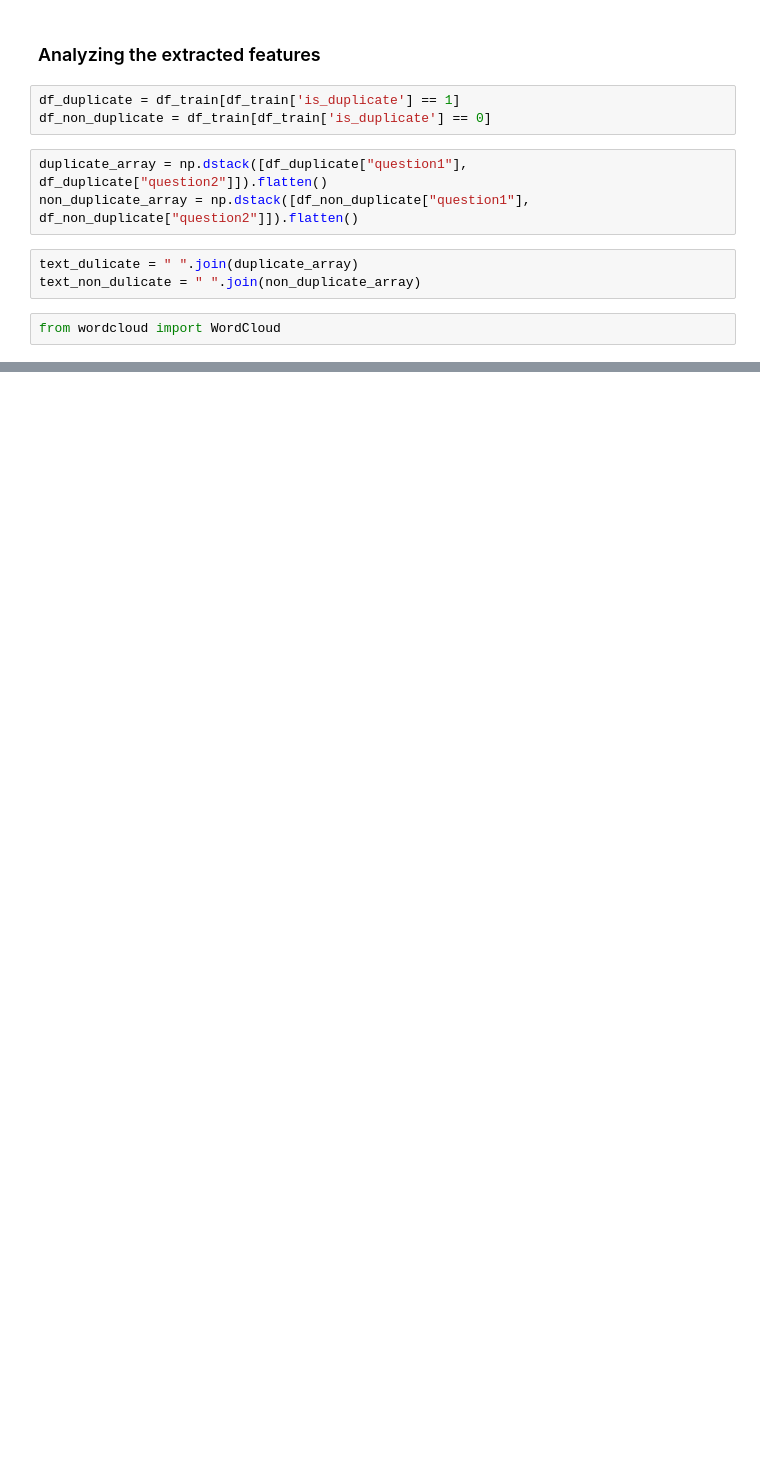
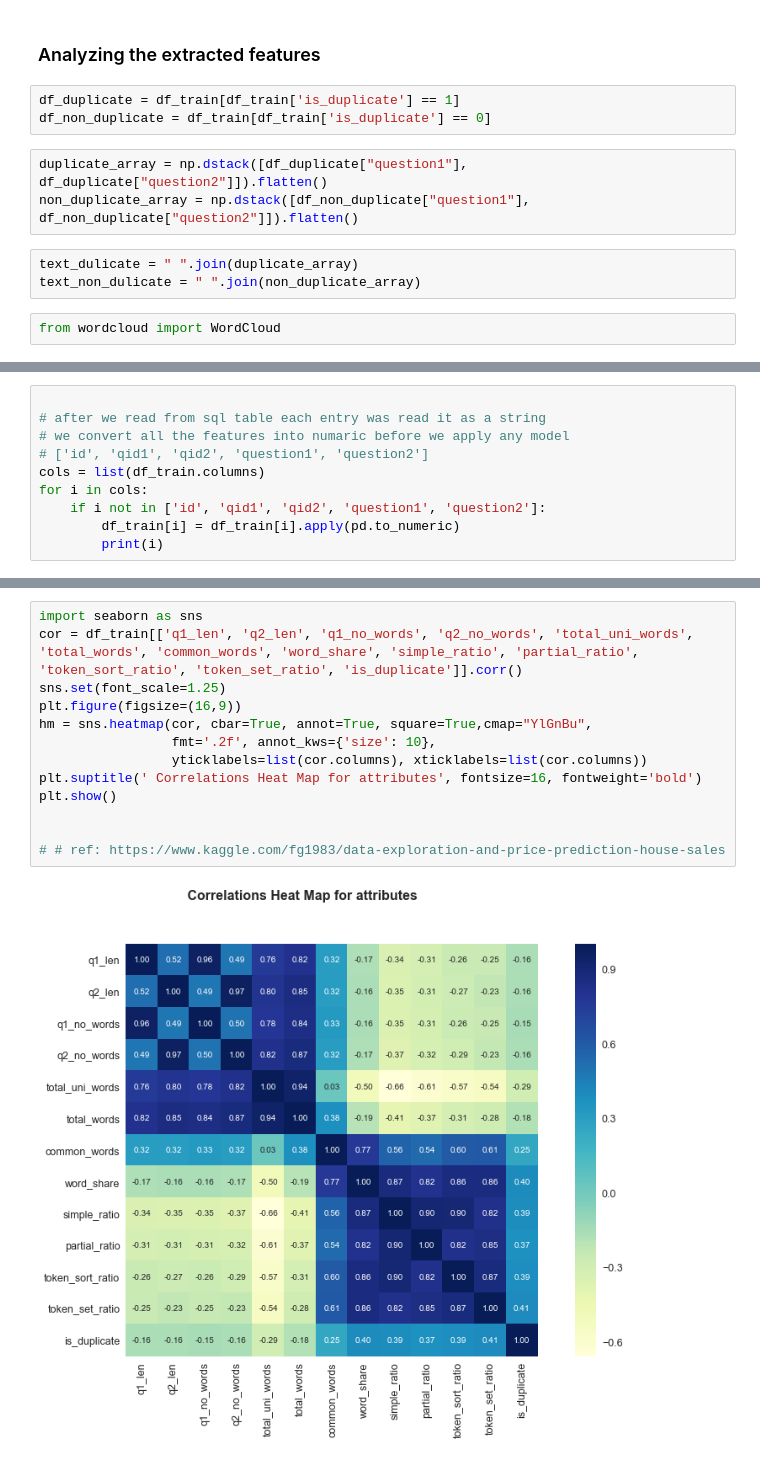
Before and after one commit to cmuth001/Question-Pairs-Quora-Data-Science, a Jupyter notebook: Question_Pair_Match.ipynb, the cells around one changed output, grey strips where cells are left out. Saved outputs shown, nothing was run; the diff lists cells and outputs as text; blank space fills up the shorter version.

```diff
--- a/Question_Pair_Match.ipynb
+++ b/Question_Pair_Match.ipynb
@@ -413,0 +507,10 @@ from sklearn.model_selection import train_test_split
+# %%
+
+# after we read from sql table each entry was read it as a string
+# we convert all the features into numaric before we apply any model
+# ['id', 'qid1', 'qid2', 'question1', 'question2']
+cols = list(df_train.columns)
+for i in cols:
+    if i not in ['id', 'qid1', 'qid2', 'question1', 'question2']:
+        df_train[i] = df_train[i].apply(pd.to_numeric)
+        print(i)
@@ -413,0 +531,15 @@ from sklearn.model_selection import train_test_split
+# %%
+import seaborn as sns
+cor = df_train[['q1_len', 'q2_len', 'q1_no_words', 'q2_no_words', 'total_uni_words', 'total_words', 'common_words', 'word_share', 'simple_ratio', 'partial_ratio', 'token_sort_ratio', 'token_set_ratio', 'is_duplicate']].corr()
+sns.set(font_scale=1.25)
+plt.figure(figsize=(16,9))
+hm = sns.heatmap(cor, cbar=True, annot=True, square=True,cmap="YlGnBu",
+                 fmt='.2f', annot_kws={'size': 10},
+                 yticklabels=list(cor.columns), xticklabels=list(cor.columns))
+plt.suptitle(' Correlations Heat Map for attributes', fontsize=16, fontweight='bold')
+plt.show()
+
+
+# # ref: https://www.kaggle.com/fg1983/data-exploration-and-price-prediction-house-sales
+# %% [output]
+[figure, added]
```
Also changed, not shown: parts of 47 cells of this notebook.
